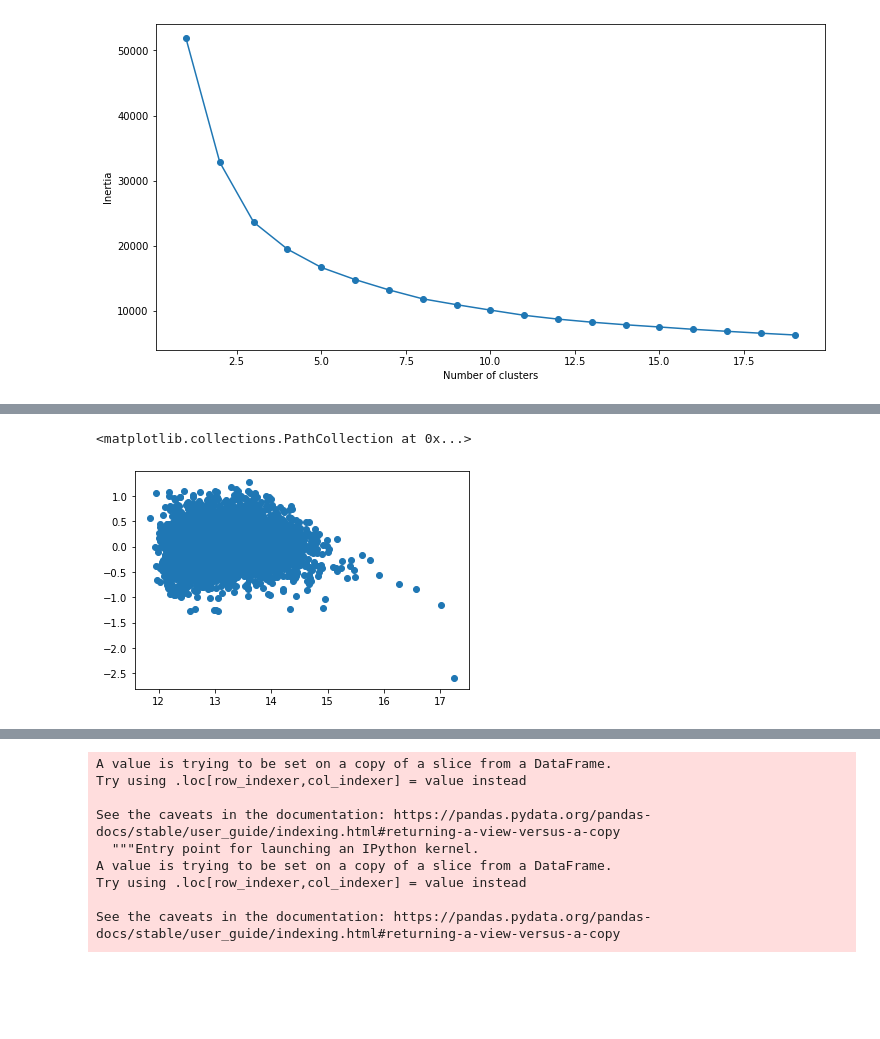
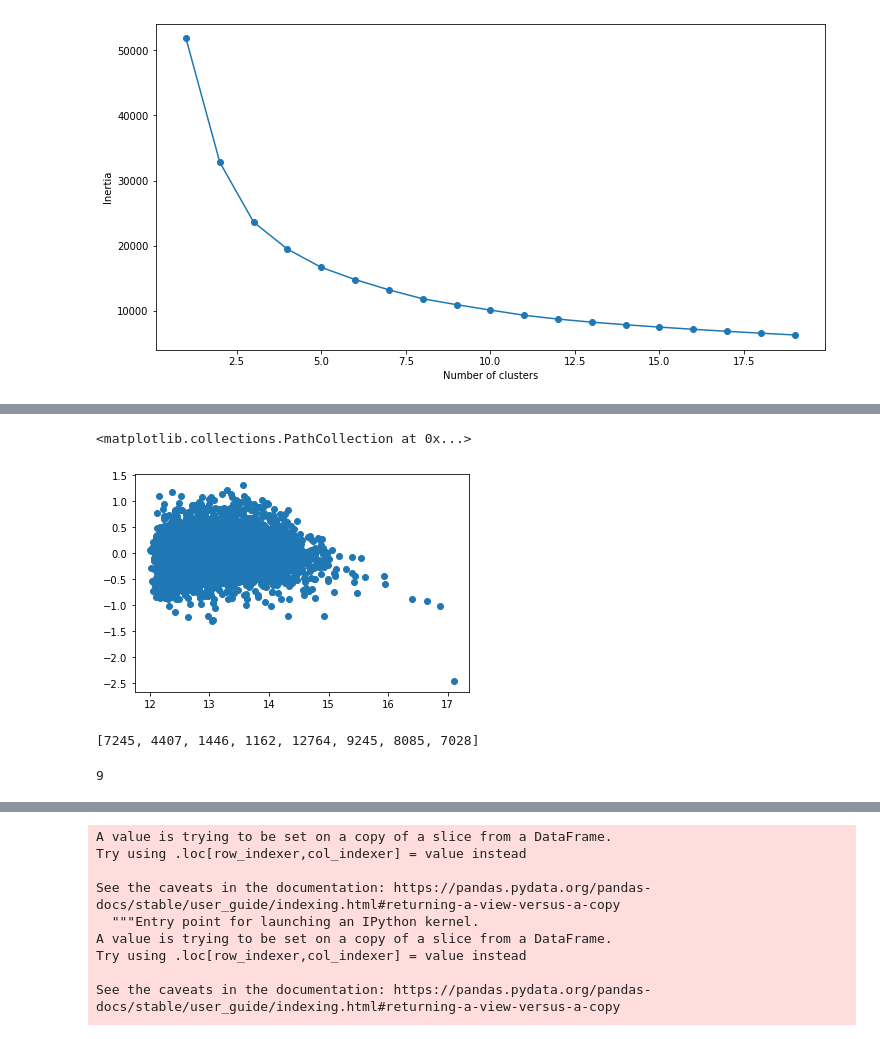
Before and after one commit to RavenNHW/Mod_2_Project, a Jupyter notebook: Executive Notebook.ipynb, the cells around one changed output, grey strips where cells are left out. Cells and saved outputs as stored; diff of their text form; code cells hidden in the pictures; blank space fills up the shorter version.

```diff
--- a/Executive Notebook.ipynb
+++ b/Executive Notebook.ipynb
@@ -252,3 +194,6 @@ def bearing_from(flat, flong, lat, long):
     delta_lon = abs(flong - long)
     bearing = np.arctan2(delta_lon, delta_fi)
     return bearing
+# %%
+drop_cols = train_set.columns[-9:]
+train_set.drop(columns=drop_cols, inplace=True)
@@ -292,3 +263,0 @@ See the caveats in the documentation: https://pandas.pydata.org/pandas-docs/stab
-# %%
-train_set['cluster'] = train_frame['cluster']
-train_set.head()
@@ -347,0 +264,9 @@ strong multicollinearity or other numerical problems.
+# %%
+col_combos = [f'+ dist_c{i}*bear_c{i} ' for i in train_centers_frame.index]
+formula = 'log_price ~ sqft_living ' + ''.join(col_combos)
+
+
+model = smf.ols(formula=formula, data=train_set)
+fitted_model = model.fit()
+
+fitted_model.summary()
@@ -347,0 +308,4 @@ strong multicollinearity or other numerical problems.
+# %%
+cols = list(train_set.columns[-20:])
+cols.append('sqft_living')
+cols
@@ -348,9 +330,14 @@ strong multicollinearity or other numerical problems.
 # %%
-x_preds = train_set[['sqft_living', 'dist_c0', 'bear_c0', 'bear_c1', 'dist_c2', 'bear_c2', 'dist_c3', 'bear_c3', 'dist_c4', 'bear_c4']]
+x_preds = train_set[cols]
 y_actual = train_set['log_price']
 model_predictions = fitted_model.predict(x_preds)
 residuals = y_actual - model_predictions
 plt.scatter(model_predictions, residuals)
 # %% [output]
 <matplotlib.collections.PathCollection at 0x...>
-[figure, old version]
+[figure, new version]
+# %%
+outliers = list(model_predictions[model_predictions >15.5].index)
+outliers
+# %% [output]
+[7245, 4407, 1446, 1162, 12764, 9245, 8085, 7028]
@@ -356,0 +347,4 @@ plt.scatter(model_predictions, residuals)
+# %%
+len(train_set) - len(train_set.loc[~ living_8000])
+# %% [output]
+9
```
Also changed, not shown: parts of 18 cells of this notebook.
